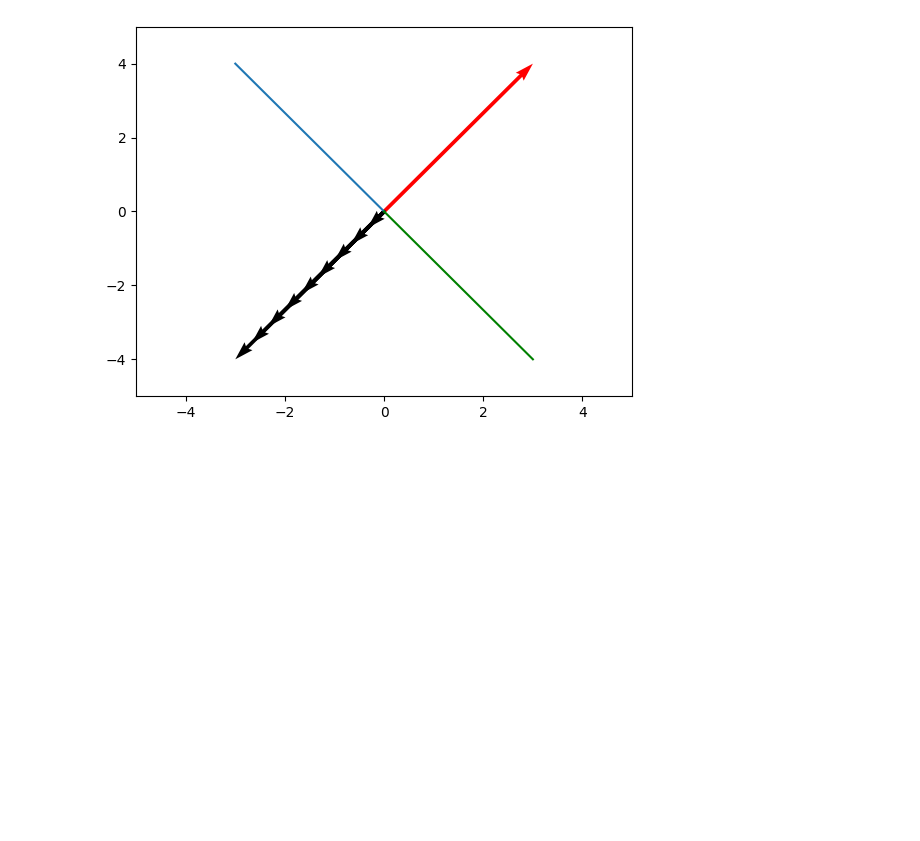
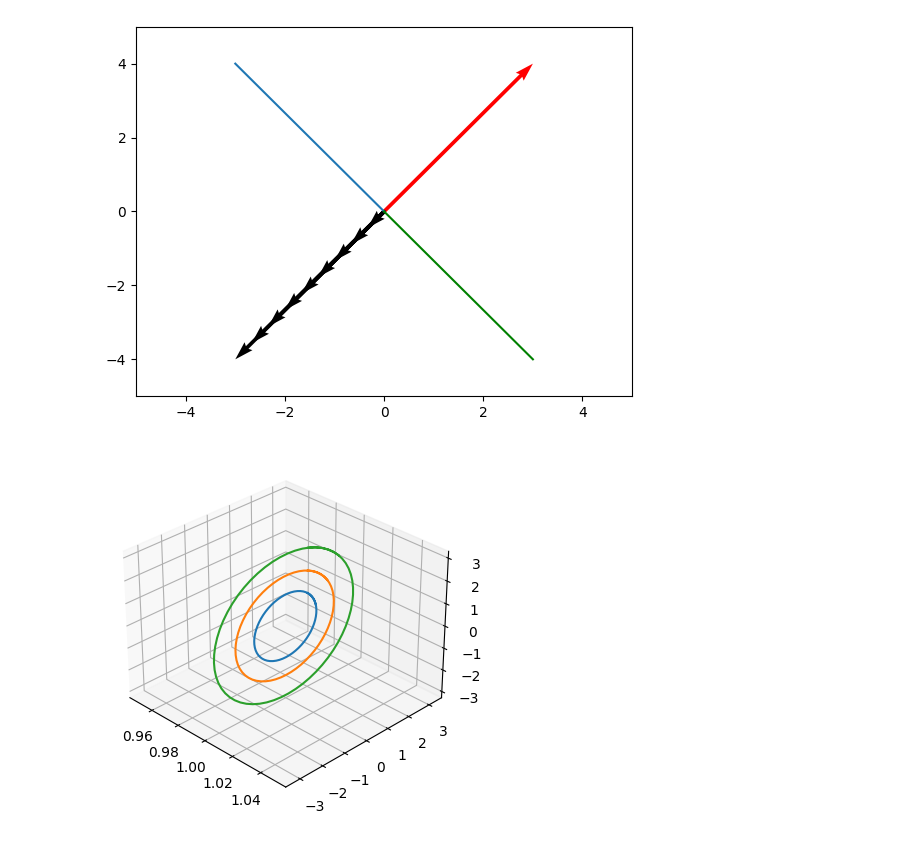
Before and after one commit to wlinds/mte, a Jupyter notebook: vectors.ipynb, the cells around one changed output. Cells and saved outputs as stored; diff of their text form; code cells hidden in the pictures; blank space fills up the shorter version.

Commit message:
Simplified vector rotation fn from daily doodle 33

```diff
--- a/vectors.ipynb
+++ b/vectors.ipynb
@@ -87,3 +87,62 @@ plt.show()
 v_component=array([3, 4])
 v_polar=(5, 53.13010235415598)
 [figure]
+# %%
+# Vector rotation (From daily doodle 33)
+# Plots the rotation of the same vector [1,2,3] in 3D space
+
+def plot_3d_rotation(degrees=90, steps=4):
+
+    theta = np.pi/(180/degrees) # 90 degrees
+
+    rotate_x = np.array([[1, 0, 0],
+                         [0, np.cos(theta), -np.sin(theta)],
+                         [0, np.sin(theta), np.cos(theta)]])
+    rotate_y = np.array([[np.cos(theta), 0, np.sin(theta)],
+                         [0, 1, 0],
+                         [-np.sin(theta), 0, np.cos(theta)]])
+    rotate_z = np.array([[np.cos(theta), -np.sin(theta), 0],
+                         [np.sin(theta), np.cos(theta), 0],
+                         [0, 0, 1]])
+
+    # TODO: make this args instead:
+    v_x = np.array([1, 1, 1])
+    v_y = np.array([1, 1, 2])
+    v_z = np.array([1, 1, 3])
+
+    # Apply the rotation matrices and store the results in a list
+    points1 = [v_x]
+    points2 = [v_y]
+    points3 = [v_z]
+
+    # Same rotation, rotation matrix could also be args
+    for i in range(steps):
+        v_x = np.dot(v_x, rotate_x)
+        points1.append(v_x)
+
+        v_y = np.dot(v_y, rotate_x)
+        points2.append(v_y)
+
+        v_z = np.dot(v_z, rotate_x)
+        points3.append(v_z)
+
+    # Convert the list of points to numpy array for plotting
+    points = np.array(points1)
+    points2 = np.array(points2)
+    points3 = np.array(points3)
+
+    fig = plt.figure(figsize=(10, 10))
+
+    ax1 = fig.add_subplot(2, 2, 1, projection='3d')
+    ax1.plot(points[:,0], points[:,1], points[:,2])
+    ax1.plot(points2[:,0], points2[:,1], points2[:,2])
+    ax1.plot(points3[:,0], points3[:,1], points3[:,2])
+
+    # Perspective rotation:
+    ax1.view_init(elev=30, azim=-45, roll=0)
+
+    plt.show()
+
+plot_3d_rotation(degrees=6.125, steps=64)
+# %% [output]
+[figure, added]
```
